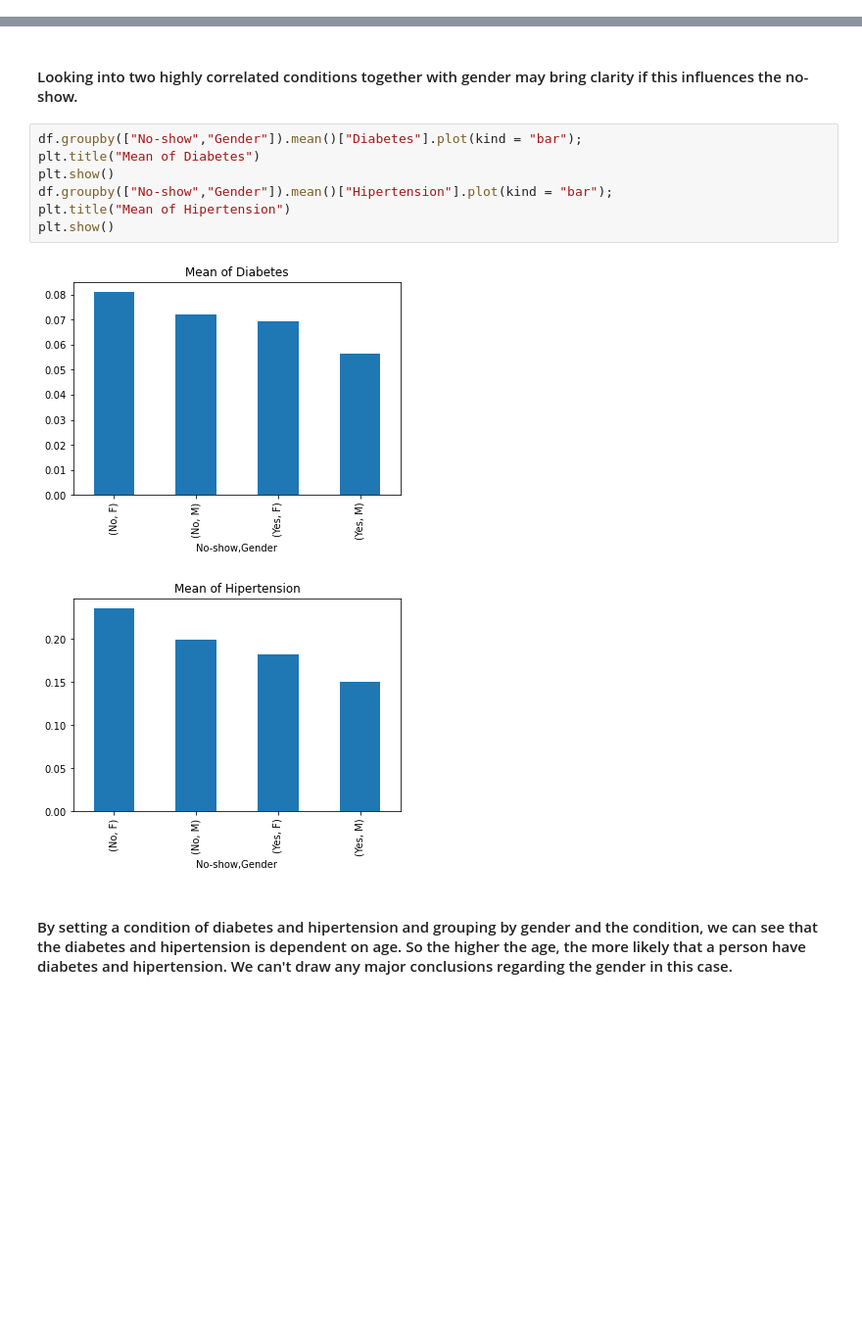
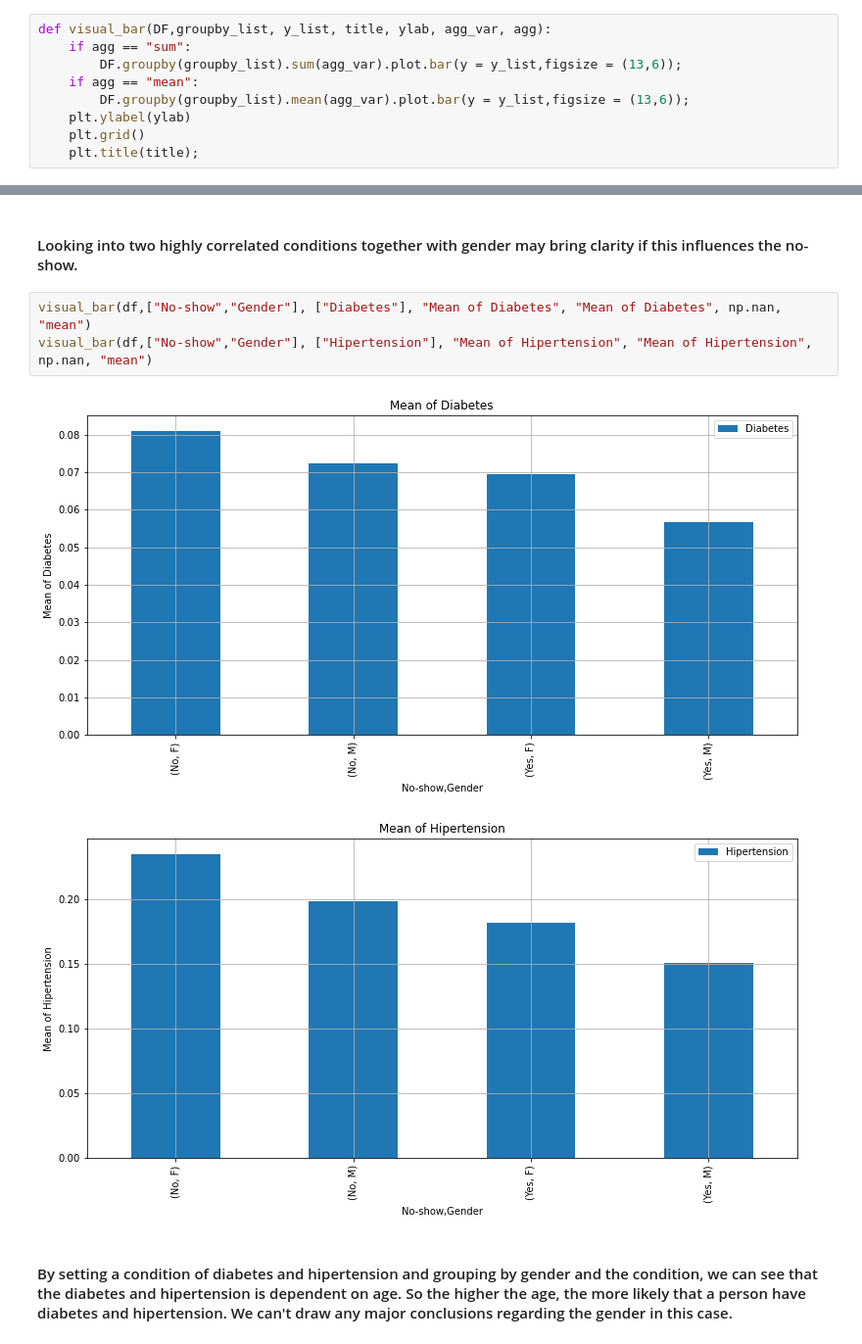
Before and after one commit to matjoh98/Udacity, a Jupyter notebook: Projects/Project 2/investigate-a-dataset-template.ipynb, the cells around one changed output, grey strips where cells are left out. Shown: that part at 98% size. Saved outputs shown, nothing was run; the diff lists cells and outputs as text; blank space fills up the shorter version.

Commit message:
added function, added ylabel, added limitation subsection

```diff
--- a/Projects/Project 2/investigate-a-dataset-template.ipynb
+++ b/Projects/Project 2/investigate-a-dataset-template.ipynb
@@ -263,3 +273,12 @@ Number of Yes (Did not come to the appointment): 20485
+# %%
+def visual_bar(DF,groupby_list, y_list, title, ylab, agg_var, agg):
+    if agg == "sum":
+        DF.groupby(groupby_list).sum(agg_var).plot.bar(y = y_list,figsize = (13,6));
+    if agg == "mean":
+        DF.groupby(groupby_list).mean(agg_var).plot.bar(y = y_list,figsize = (13,6));
+    plt.ylabel(ylab)
+    plt.grid()
+    plt.title(title);
 # %%
 print("Mean days of when people came to appointment (No): {}".format(no_days / no_show_no_num))
 print("Mean days of when people did not come to appointment (Yes): {}".format(yes_days / no_show_yes_num))
@@ -318,15 +331,11 @@ dtype: float64
 # %% [markdown]
 #### Looking into two highly correlated conditions together with gender may bring clarity if this influences the no-show.
 # %%
-df.groupby(["No-show","Gender"]).mean()["Diabetes"].plot(kind = "bar");
-plt.title("Mean of Diabetes")
-plt.show()
-df.groupby(["No-show","Gender"]).mean()["Hipertension"].plot(kind = "bar");
-plt.title("Mean of Hipertension")
-plt.show()
+visual_bar(df,["No-show","Gender"], ["Diabetes"], "Mean of Diabetes", "Mean of Diabetes", np.nan, "mean")
+visual_bar(df,["No-show","Gender"], ["Hipertension"], "Mean of Hipertension", "Mean of Hipertension", np.nan, "mean")
 # %% [output]
-[figure, old version]
+[figure, new version]
-[figure, old version]
+[figure, new version]
 # %% [markdown]
 #### By setting a condition of diabetes and hipertension and grouping by gender and the condition, we can see that the diabetes and hipertension is dependent on age. So the higher the age, the more likely that a person have diabetes and hipertension. We can't draw any major conclusions regarding the gender in this case.
 # %%
```
Also changed, not shown: parts of 7 cells of this notebook, 1 other file.
